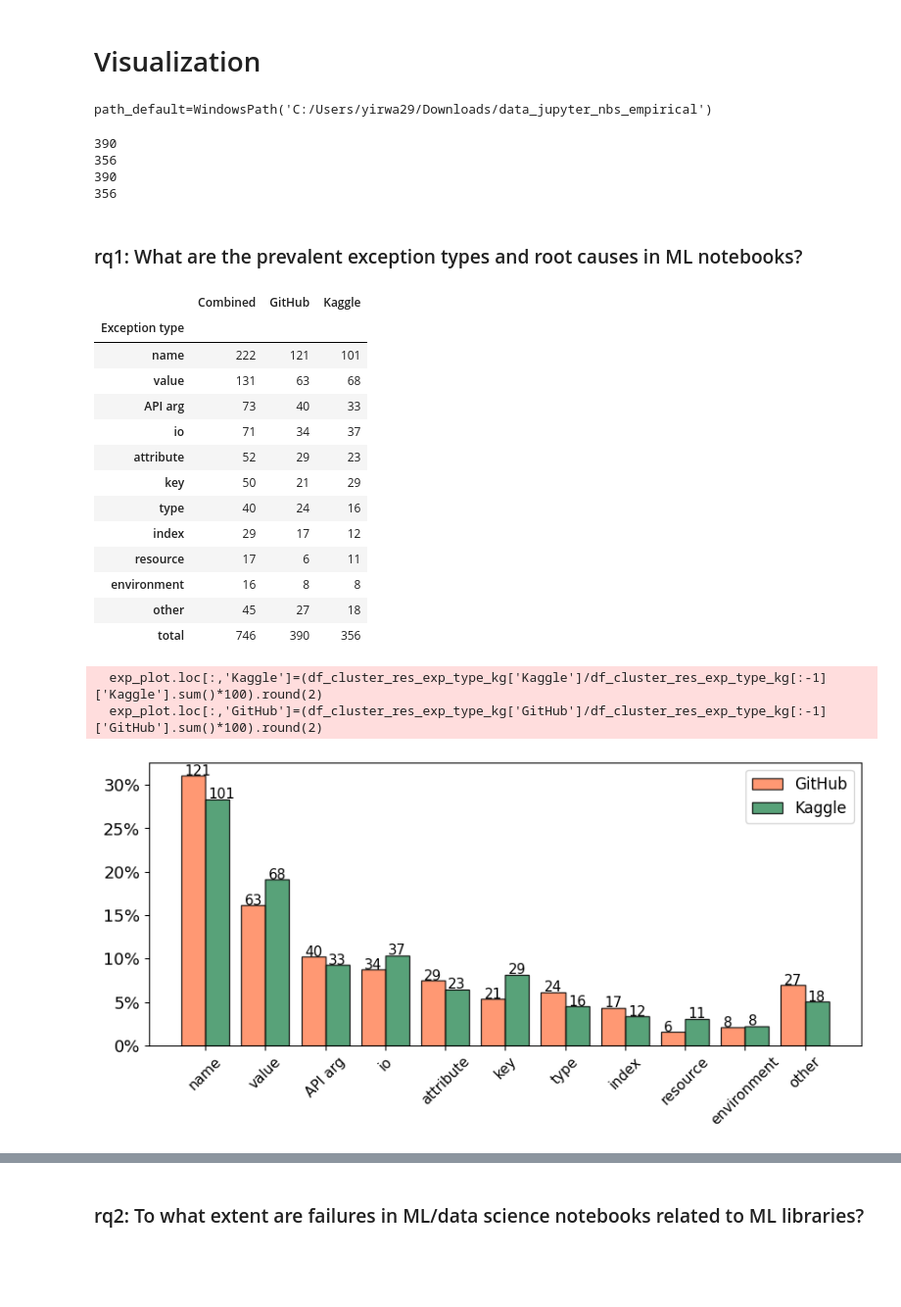
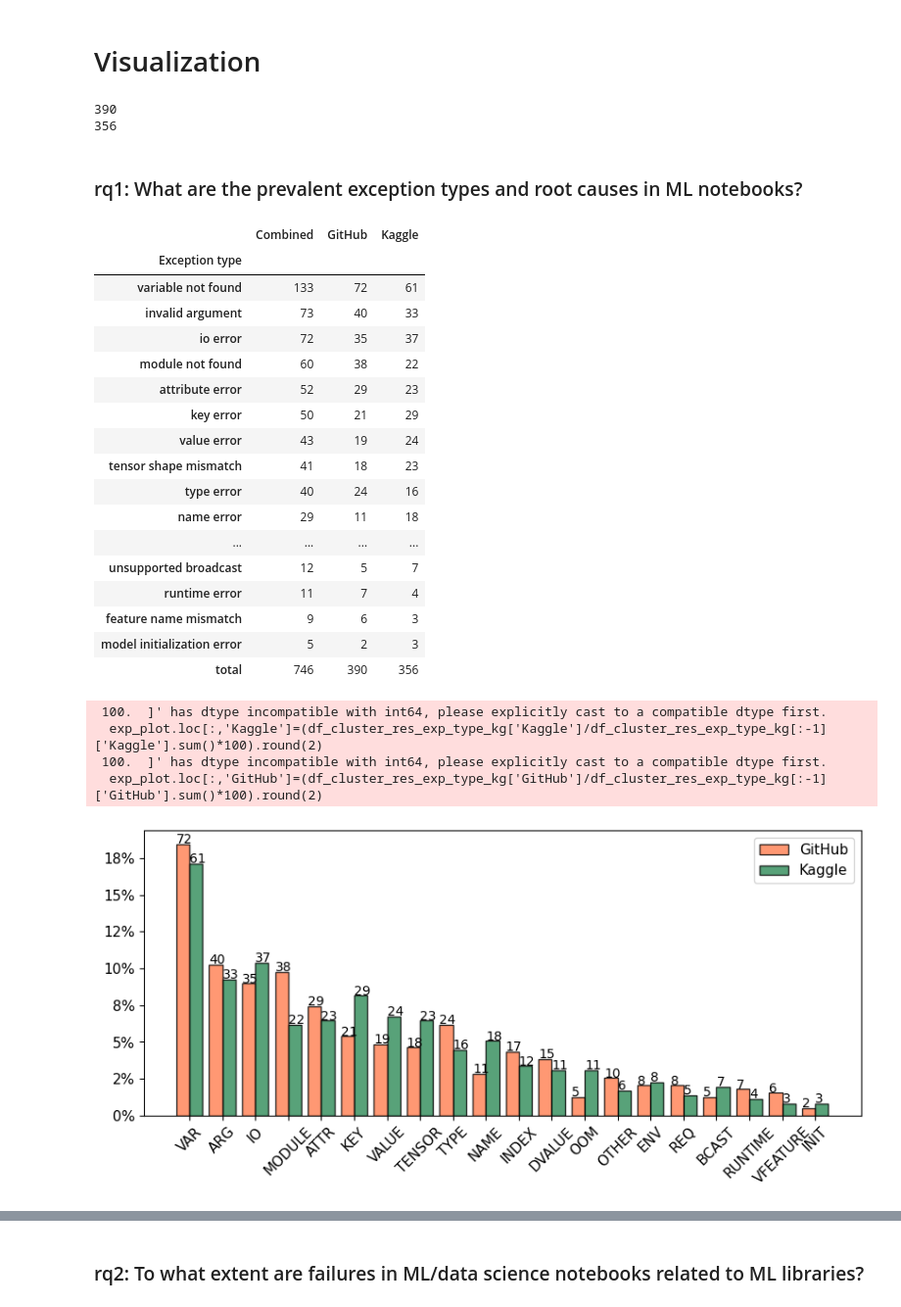
Before and after one commit to PELAB-LiU/jupyter_nbs_empirical, a Jupyter notebook: data_analysis_[additional-manual_labels_rqs].ipynb, the cells around one changed output, grey strips where cells are left out. Shown at 98% size. Drawn from its saved outputs; the diff is of its cells as text; code cells hidden in the pictures; blank space fills up the shorter version.

```diff
--- a/data_analysis_[additional-manual_labels_rqs].ipynb
+++ b/data_analysis_[additional-manual_labels_rqs].ipynb
@@ -32,7 +25,9 @@ import utils.visualization_util as visualization_util
 # original data and config
 df_mlerr_label_config = pd.read_excel(config.path_default.joinpath('Manual_labeing/cluster_sampled_labeled_config.xlsx'),
                                 keep_default_na=False)
-exclude_config = ["label_if_error_chain"] # because it is the same as root cause==nb specific-previous cell error
+exclude_config = ["label_if_code_error_align", "label_if_error_chain", "label_if_runinfo_help", "other"]
+# label_if_error_chain is the same as root cause.nb specific-previous cell error, others are not used here
+
 df_mlerr_label_config.drop(exclude_config, axis=1, inplace=True)
 # data
 df_mlerr_labels = pd.read_excel(config.path_default.joinpath('Manual_labeing/cluster_sampled_labeled_processed.xlsx'))
@@ -47,16 +42,12 @@ print(df_mlerr_labels_k.eid.nunique())
 # config
 df_mlerr_label_config_sum = pd.read_excel(config.path_default.joinpath('Manual_labeing/cluster_sampled_labeled_config_sum.xlsx'),
                                 keep_default_na=False)
-exclude_config = ["label_if_error_chain"] # because it is the same as root cause==nb specific-previous cell error
 df_mlerr_label_config_sum.drop(exclude_config, axis=1, inplace=True)
 # data
 df_mlerr_labels_sum = pd.read_excel(config.path_default.joinpath('Manual_labeing/cluster_sampled_labeled_sum.xlsx'))
 df_mlerr_labels_g_sum = df_mlerr_labels_sum[df_mlerr_labels_sum["nb_source"]==config.NB_SOURCE["github"]].reset_index(drop=True)
 df_mlerr_labels_k_sum = df_mlerr_labels_sum[df_mlerr_labels_sum["nb_source"]==config.NB_SOURCE["kaggle"]].reset_index(drop=True)
 del df_mlerr_labels_sum
-
-print(df_mlerr_labels_g_sum.eid.nunique())
-print(df_mlerr_labels_k_sum.eid.nunique())
 
 # Summarize the statistics based on - df_mlerr_labels_sum
 # github stats
@@ -72,11 +63,8 @@ for label_key in df_mlerr_label_config_sum:
     cluster_res_k_sum[label_key] = pd.DataFrame.from_dict(cluster_res_k_sum[label_key]).rename_axis('cluster_id').reset_index()
 cluster_res_k_sum_weighted_sum = visualization_util.cal_weighted_sum(df_mlerr_label_config_sum, cluster_res_k_sum)
 # %% [output]
-path_default=WindowsPath('C:/Users/yirwa29/Downloads/data_jupyter_nbs_empirical')
+390
+356
-390
-356
-390
-356
 # %% [markdown]
 ### rq1: What are the prevalent exception types and root causes in ML notebooks?
 # %%
@@ -86,15 +74,15 @@ path_default=WindowsPath('C:/Users/yirwa29/Downloads/data_jupyter_nbs_empirical'
 cluster_res_exp_type_sum_weighted_sum = {x: cluster_res_k_sum_weighted_sum['label_refined_exp_type'].get(x, 0) + cluster_res_g_sum_weighted_sum['label_refined_exp_type'].get(x, 0)
                                          for x in set(cluster_res_k_sum_weighted_sum['label_refined_exp_type']).union(cluster_res_g_sum_weighted_sum['label_refined_exp_type'])}
 df_cluster_res_exp_type_sum = pd.DataFrame(cluster_res_exp_type_sum_weighted_sum, index=["Combined"]).T.sort_values(by="Combined", ascending=False)
-include_num = 10
-df_cluster_res_exp_type_other = pd.DataFrame(df_cluster_res_exp_type_sum[include_num:].sum(axis=0)).T.rename(index={0: "other"})
-df_cluster_res_exp_type_sum = pd.concat([df_cluster_res_exp_type_sum[:include_num], df_cluster_res_exp_type_other])
+# include_num = 10
+# df_cluster_res_exp_type_other = pd.DataFrame(df_cluster_res_exp_type_sum[include_num:].sum(axis=0)).T.rename(index={0: "other"})
+# df_cluster_res_exp_type_sum = pd.concat([df_cluster_res_exp_type_sum[:include_num], df_cluster_res_exp_type_other])
 
 df_cluster_res_exp_type_kg = pd.DataFrame([cluster_res_k_sum_weighted_sum['label_refined_exp_type'],
                    cluster_res_g_sum_weighted_sum['label_refined_exp_type']]).T.rename(columns={0: 'Kaggle', 1: 'GitHub'})
 
-df_cluster_res_exp_type_kg_other = pd.DataFrame(df_cluster_res_exp_type_kg[~df_cluster_res_exp_type_kg.index.isin(df_cluster_res_exp_type_sum.index[:include_num])].sum(axis=0)).T.rename(index={0: "other"})
-df_cluster_res_exp_type_kg = pd.concat([df_cluster_res_exp_type_kg.loc[df_cluster_res_exp_type_sum.index[:include_num].to_list()], df_cluster_res_exp_type_kg_other])
+# df_cluster_res_exp_type_kg_other = pd.DataFrame(df_cluster_res_exp_type_kg[~df_cluster_res_exp_type_kg.index.isin(df_cluster_res_exp_type_sum.index[:include_num])].sum(axis=0)).T.rename(index={0: "other"})
+# df_cluster_res_exp_type_kg = pd.concat([df_cluster_res_exp_type_kg.loc[df_cluster_res_exp_type_sum.index[:include_num].to_list()], df_cluster_res_exp_type_kg_other])
 df_cluster_res_exp_type_kg = pd.concat([df_cluster_res_exp_type_sum, df_cluster_res_exp_type_kg], axis=1)
 df_cluster_res_exp_type_kg.loc['total']= df_cluster_res_exp_type_kg.sum()
 
@@ -103,17 +91,21 @@ df_cluster_res_exp_type_kg[["Combined","GitHub","Kaggle"]]
 # %% [output]
 |  | Combined | GitHub | Kaggle |
 | Exception type |  |  |  |
-| name | 222 | 121 | 101 |
-| value | 131 | 63 | 68 |
-| API arg | 73 | 40 | 33 |
-| io | 71 | 34 | 37 |
-| attribute | 52 | 29 | 23 |
-| key | 50 | 21 | 29 |
-| type | 40 | 24 | 16 |
-| index | 29 | 17 | 12 |
-| resource | 17 | 6 | 11 |
-| environment | 16 | 8 | 8 |
-| other | 45 | 27 | 18 |
+| variable not found | 133 | 72 | 61 |
+| invalid argument | 73 | 40 | 33 |
+| io error | 72 | 35 | 37 |
+| module not found | 60 | 38 | 22 |
+| attribute error | 52 | 29 | 23 |
+| key error | 50 | 21 | 29 |
+| value error | 43 | 19 | 24 |
+| tensor shape mismatch | 41 | 18 | 23 |
+| type error | 40 | 24 | 16 |
+| name error | 29 | 11 | 18 |
+| ... | ... | ... | ... |
+| unsupported broadcast | 12 | 5 | 7 |
+| runtime error | 11 | 7 | 4 |
+| feature name mismatch | 9 | 6 | 3 |
+| model initialization error | 5 | 2 | 3 |
 | total | 746 | 390 | 356 |
 # %%
 # transform to percentages
@@ -122,36 +114,39 @@ exp_plot.loc[:,'Kaggle']=(df_cluster_res_exp_type_kg['Kaggle']/df_cluster_res_ex
 exp_plot.loc[:,'GitHub']=(df_cluster_res_exp_type_kg['GitHub']/df_cluster_res_exp_type_kg[:-1]['GitHub'].sum()*100).round(2)
 exp_plot = exp_plot[:-1][["GitHub","Kaggle"]]
 # %% [output]
+ 100.  ]' has dtype incompatible with int64, please explicitly cast to a compatible dtype first.
   exp_plot.loc[:,'Kaggle']=(df_cluster_res_exp_type_kg['Kaggle']/df_cluster_res_exp_type_kg[:-1]['Kaggle'].sum()*100).round(2)
+ 100.  ]' has dtype incompatible with int64, please explicitly cast to a compatible dtype first.
   exp_plot.loc[:,'GitHub']=(df_cluster_res_exp_type_kg['GitHub']/df_cluster_res_exp_type_kg[:-1]['GitHub'].sum()*100).round(2)
 # %%
 from matplotlib.ticker import PercentFormatter
 
 # plot
 ind = np.arange(len(exp_plot.index))
 
 width = 0.4
-fontsize = 16
+fontsize = 11
 fig = plt.figure(figsize=(10,4))
 bars = plt.bar(ind - width / 2, exp_plot.GitHub, width, label = 'GitHub', alpha = 0.8, color = 'coral', edgecolor = 'black')
 for id_bar in range(len(bars)):
     bar = bars[id_bar]
-    plt.text(bar.get_x()+.05, bar.get_height()+.05, df_cluster_res_exp_type_kg.GitHub.iloc[id_bar], fontsize=11)
+    plt.text(bar.get_x(), bar.get_height()+.05, df_cluster_res_exp_type_kg.GitHub.iloc[id_bar], fontsize=fontsize-1)
 bars = plt.bar(ind + width / 2, exp_plot.Kaggle, width, label = 'Kaggle', alpha = 0.8, color = 'seagreen', edgecolor = 'black')
 for id_bar in range(len(bars)):
     bar = bars[id_bar]
-    plt.text(bar.get_x()+.05, bar.get_height()+.05, df_cluster_res_exp_type_kg.Kaggle.iloc[id_bar], fontsize=11)
+    plt.text(bar.get_x(), bar.get_height()+.05, df_cluster_res_exp_type_kg.Kaggle.iloc[id_bar], fontsize=fontsize-1)
 
 # x ticks
-plt.xticks(ind, exp_plot.index, rotation=45, fontsize=fontsize-5)
-plt.yticks(fontsize=fontsize-3)
+xticks_labels_new = [config.exp2abbr[x] for x in exp_plot.index]
+plt.xticks(ind, xticks_labels_new, rotation=45, fontsize=fontsize)
+plt.yticks(fontsize=fontsize)
 
 fig.axes[0].yaxis.set_major_formatter(PercentFormatter(decimals=0))
 
 # original legend
-plt.legend(fontsize=fontsize-4)
+plt.legend(fontsize=fontsize)
 
 # plt.savefig(config.path_default.joinpath('exp.pdf'), bbox_inches='tight')
 plt.show()
 # %% [output]
-[figure, old version]
+[figure, new version]
```
Also changed, not shown: parts of 21 cells of this notebook, 3 other files.
